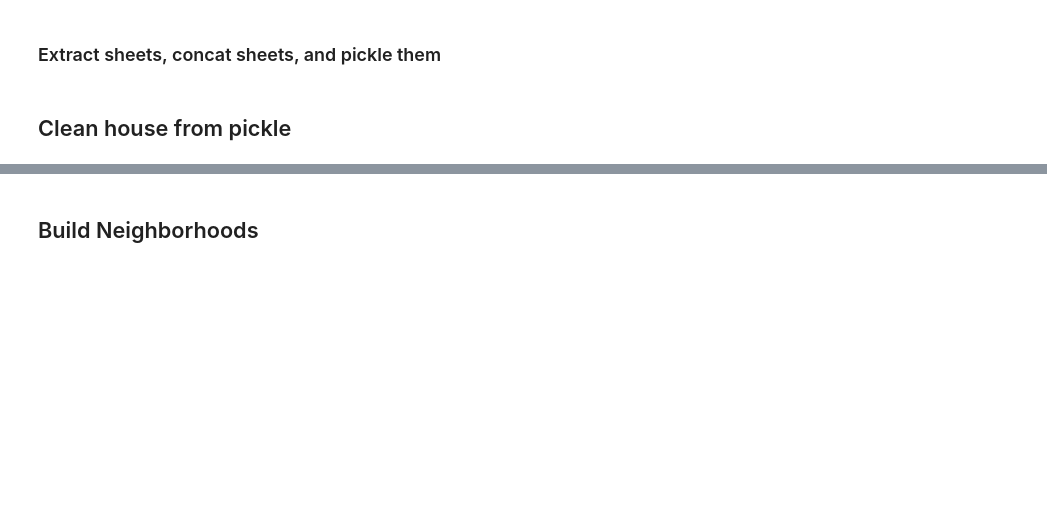
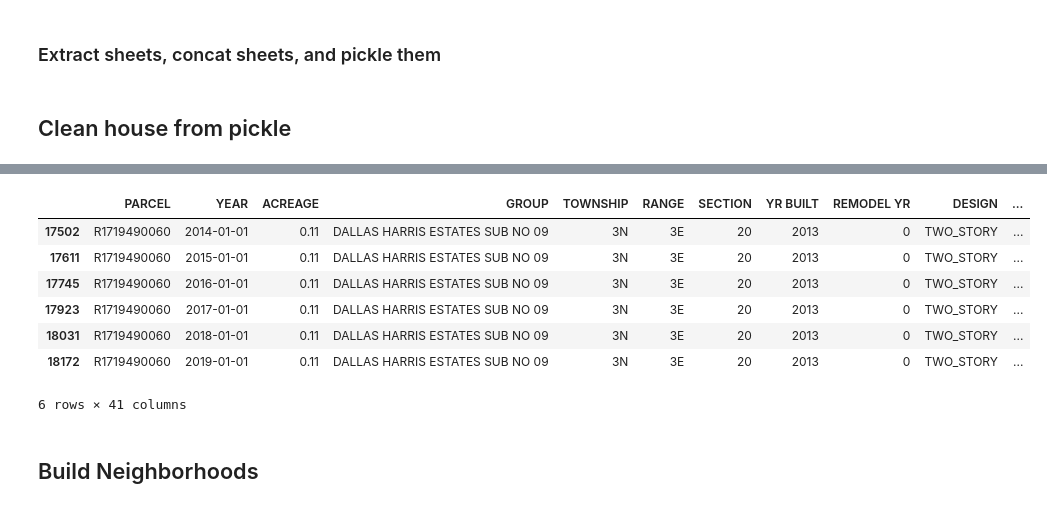
Before and after one commit to b-a-delight/Senior-Project, a Jupyter notebook: House_Data_Prep.ipynb, the cells around one changed output, grey strips where cells are left out. Drawn from its saved outputs; the diff is of its cells as text; code cells hidden in the pictures; blank space fills up the shorter version.

```diff
--- a/House_Data_Prep.ipynb
+++ b/House_Data_Prep.ipynb
@@ -106,7 +106,18 @@ house = pd.read_pickle('rawHouse.pkl')
 
 colList = ['PARCEL','GARAGE 1 TYPE','GARAGE 2 TYPE']
 
+# error found in the data, year built for these parcels
+house.loc[house['YR BUILT'] == 3392, 'YR BUILT'] = 1992
+house.loc[house['YR BUILT'] == 1, 'YR BUILT'] = 1984
+house.loc[house['YR BUILT'] == 705, 'YR BUILT'] = 2016
+house.loc[house['YR BUILT'] == 974, 'YR BUILT'] = 1974
+house.loc[house['TAV'] > 1000]
+
+
+
 house['Age'] = house['YEAR'] - house['YR BUILT']
+
+
 
 house['YEAR'] = house['YEAR'].astype(str)
 house['YEAR'] = house['YEAR'].astype('datetime64[Y]')
@@ -125,5 +136,5 @@ house = house.drop(['SUFFIX', 'DWELLINGS'], axis = 1)
 
 
 house.to_pickle('house.pkl')
-#house.head(5)
-house.info()
+house.head(5)
+#house.info()
@@ -137,3 +149,14 @@ house.DWELLINGS.unique()
+# %%
+house[house['PARCEL'] == 'R1719490060']
+# %% [output]
+|  | PARCEL | YEAR | ACREAGE | GROUP | TOWNSHIP | RANGE | SECTION | YR BUILT | REMODEL YR | DESIGN | ... |
+| 17502 | R1719490060 | 2014-01-01 | 0.11 | DALLAS HARRIS ESTATES SUB NO 09 | 3N | 3E | 20 | 2013 | 0 | TWO_STORY | ... |
+| 17611 | R1719490060 | 2015-01-01 | 0.11 | DALLAS HARRIS ESTATES SUB NO 09 | 3N | 3E | 20 | 2013 | 0 | TWO_STORY | ... |
+| 17745 | R1719490060 | 2016-01-01 | 0.11 | DALLAS HARRIS ESTATES SUB NO 09 | 3N | 3E | 20 | 2013 | 0 | TWO_STORY | ... |
+| 17923 | R1719490060 | 2017-01-01 | 0.11 | DALLAS HARRIS ESTATES SUB NO 09 | 3N | 3E | 20 | 2013 | 0 | TWO_STORY | ... |
+| 18031 | R1719490060 | 2018-01-01 | 0.11 | DALLAS HARRIS ESTATES SUB NO 09 | 3N | 3E | 20 | 2013 | 0 | TWO_STORY | ... |
+| 18172 | R1719490060 | 2019-01-01 | 0.11 | DALLAS HARRIS ESTATES SUB NO 09 | 3N | 3E | 20 | 2013 | 0 | TWO_STORY | ... |
+6 rows × 41 columns
 # %% [markdown]
 ## Build Neighborhoods
 # %% [markdown]
```
Also changed, not shown: parts of 9 cells of this notebook, 1 other file.
